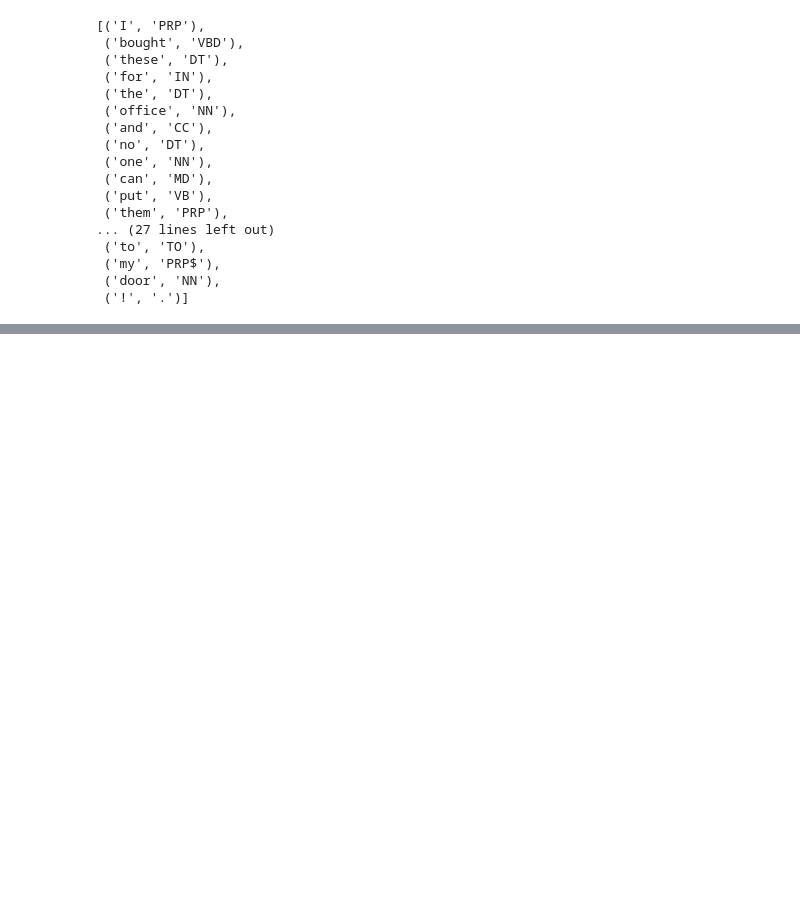
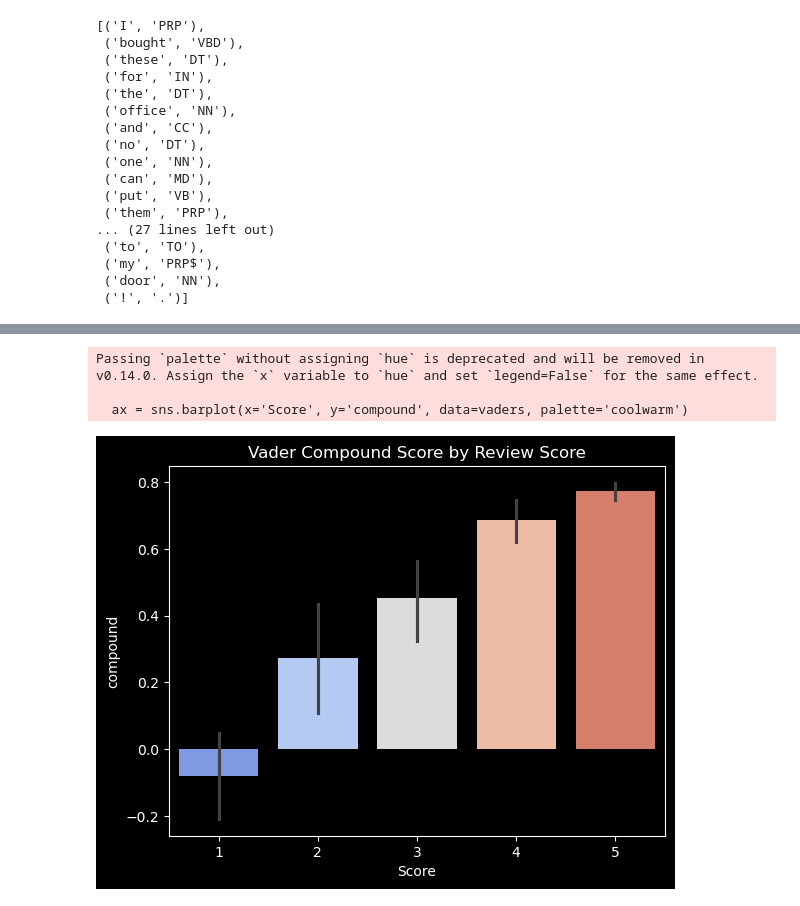
Before and after one commit to alessandroco/Sentiment-Analysis-with-NLTK, a Jupyter notebook: sentiment-analisys.ipynb, the cells around one changed output, grey strips where cells are left out. Cells and saved outputs as stored; diff of their text form; code cells hidden in the pictures; blank space fills up the shorter version.

Commit message:
Finished testing VADER

```diff
--- a/sentiment-analisys.ipynb
+++ b/sentiment-analisys.ipynb
@@ -126,3 +130,12 @@ nltk.pos_tag(tokens)
  ('my', 'PRP$'),
  ('door', 'NN'),
  ('!', '.')]
+# %%
+# Next we'll get into VADER, a tool capable of giving us a sentiment score
+#  for each of the previously defined tokens (it can be Positive, Negative or Neutral)
+
+from nltk.sentiment import SentimentIntensityAnalyzer
+
+from tqdm.notebook import tqdm   ## tqdm is a library that allows us to create progress bars in Python
+
+sia = SentimentIntensityAnalyzer()
@@ -128,0 +160,19 @@ nltk.pos_tag(tokens)
+# %%
+# Now we want to run Vader on our dataset "Text" Column and grab the polarity scores
+# for each review in the dataset (1000 rows)
+
+# We can achieve this with a loop
+
+res = {}
+
+for i, row in tqdm(df.iterrows(), total=len(df)):
+
+    text = row['Text']
+    myid = row['Id']
+    res[myid] = sia.polarity_scores(text)
+# %%
+vaders = pd.DataFrame(res).T # Transposing the DataFrame to have the Id as index and the scores as columns
+
+vaders = vaders.reset_index().rename(columns={'index': 'Id'}) # Adding Id to combine it with our DF
+
+vaders = vaders.merge(df, how='left') #
@@ -128,0 +188,13 @@ nltk.pos_tag(tokens)
+# %%
+# We are now going to use sns to ccreate a bar plot to showcase the relation between
+# score and the vader compound score
+
+ax = sns.barplot(x='Score', y='compound', data=vaders, palette='coolwarm')
+
+ax.set_title('Vader Compound Score by Review Score')
+plt.show()
+# %% [output]
+Passing `palette` without assigning `hue` is deprecated and will be removed in v0.14.0. Assign the `x` variable to `hue` and set `legend=False` for the same effect.
+
+  ax = sns.barplot(x='Score', y='compound', data=vaders, palette='coolwarm')
+[figure, added]
```
Also changed, not shown: parts of 8 cells of this notebook.
